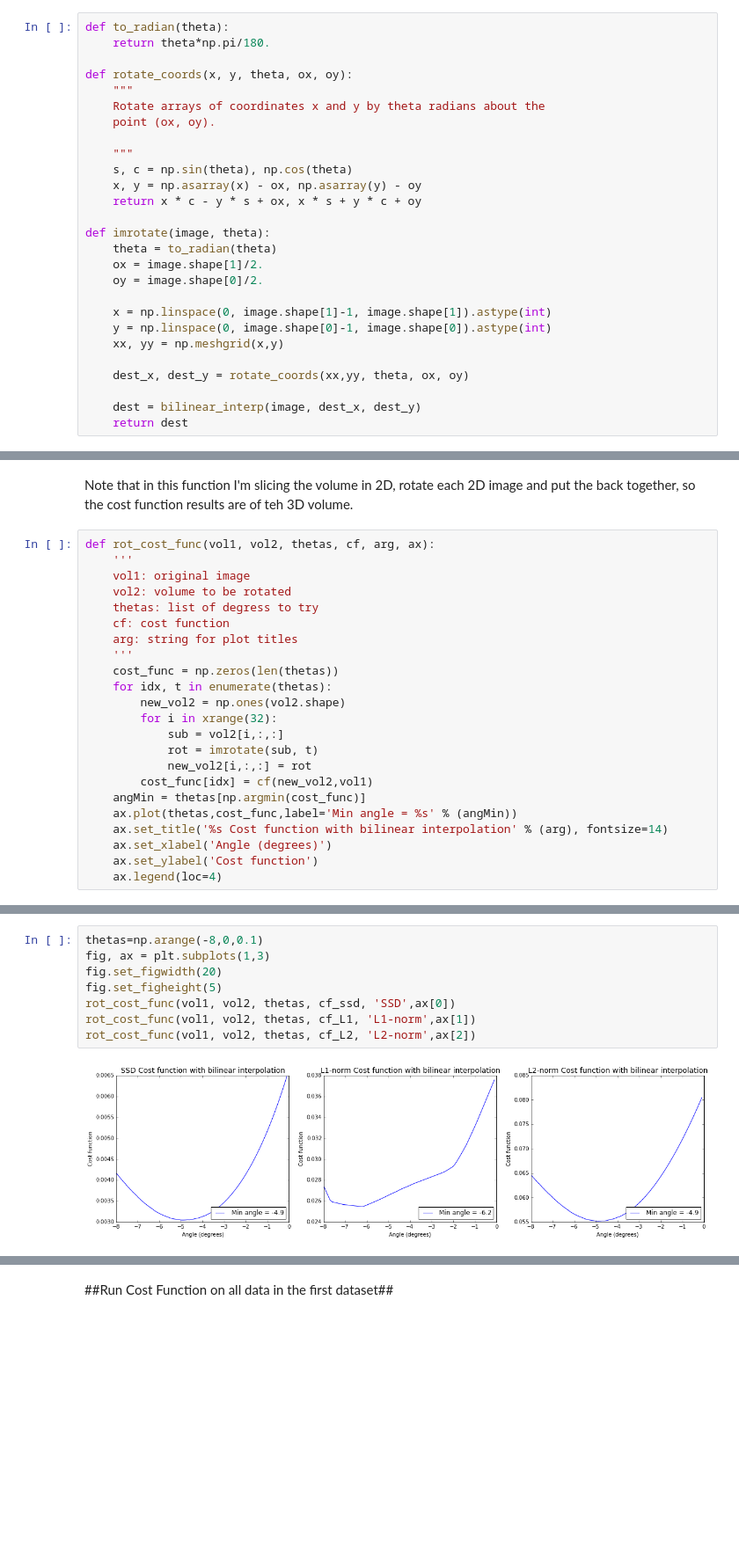
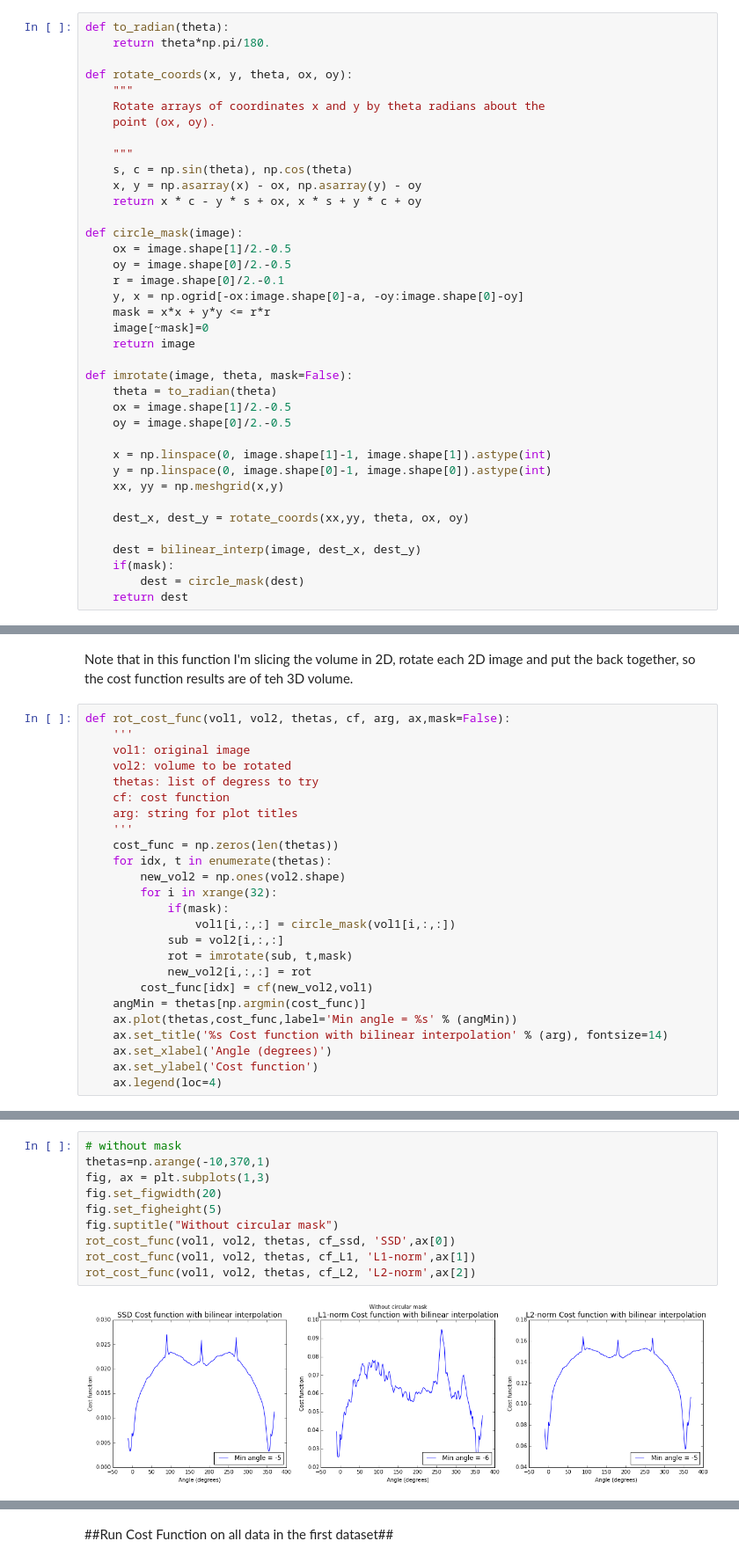
Before and after one commit to zyzdiana/AC297r-Volume-Registration, a Jupyter notebook: 2D-Interpolation.ipynb, the cells around one changed output, grey strips where cells are left out. Shown at 88% size. Saved outputs shown, nothing was run; the diff lists cells and outputs as text; blank space fills up the shorter version.

Commit message:
circular mask

```diff
--- a/2D-Interpolation.ipynb
+++ b/2D-Interpolation.ipynb
@@ -182,10 +182,19 @@ def rotate_coords(x, y, theta, ox, oy):
     x, y = np.asarray(x) - ox, np.asarray(y) - oy
     return x * c - y * s + ox, x * s + y * c + oy
 
-def imrotate(image, theta):
+def circle_mask(image):
+    ox = image.shape[1]/2.-0.5
+    oy = image.shape[0]/2.-0.5
+    r = image.shape[0]/2.-0.1
+    y, x = np.ogrid[-ox:image.shape[0]-a, -oy:image.shape[0]-oy]
+    mask = x*x + y*y <= r*r
+    image[~mask]=0
+    return image
+
+def imrotate(image, theta, mask=False):
     theta = to_radian(theta)
-    ox = image.shape[1]/2.
-    oy = image.shape[0]/2.
+    ox = image.shape[1]/2.-0.5
+    oy = image.shape[0]/2.-0.5
 
     x = np.linspace(0, image.shape[1]-1, image.shape[1]).astype(int)
     y = np.linspace(0, image.shape[0]-1, image.shape[0]).astype(int)
@@ -194,6 +203,8 @@ def imrotate(image, theta):
     dest_x, dest_y = rotate_coords(xx,yy, theta, ox, oy)
 
     dest = bilinear_interp(image, dest_x, dest_y)
+    if(mask):
+        dest = circle_mask(dest)
     return dest
 # %% [markdown]
 ###test imrotate results###
@@ -233,7 +244,7 @@ def cf_L1(J, I):
 # %% [markdown]
 Note that in this function I'm slicing the volume in 2D, rotate each 2D image and put the back together, so the cost function results are of teh 3D volume.
 # %%
-def rot_cost_func(vol1, vol2, thetas, cf, arg, ax):
+def rot_cost_func(vol1, vol2, thetas, cf, arg, ax,mask=False):
     '''
     vol1: original image
     vol2: volume to be rotated
@@ -245,8 +256,10 @@ def rot_cost_func(vol1, vol2, thetas, cf, arg, ax):
     for idx, t in enumerate(thetas):
         new_vol2 = np.ones(vol2.shape)
         for i in xrange(32):
+            if(mask):
+                vol1[i,:,:] = circle_mask(vol1[i,:,:])
             sub = vol2[i,:,:]
-            rot = imrotate(sub, t)
+            rot = imrotate(sub, t,mask)
             new_vol2[i,:,:] = rot
         cost_func[idx] = cf(new_vol2,vol1)
     angMin = thetas[np.argmin(cost_func)]
@@ -258,11 +293,13 @@ def rot_cost_func(vol1, vol2, thetas, cf, arg, ax):
 # %%
-thetas=np.arange(-8,0,0.1)
+# without mask
+thetas=np.arange(-10,370,1)
 fig, ax = plt.subplots(1,3)
 fig.set_figwidth(20)
 fig.set_figheight(5)
+fig.suptitle("Without circular mask")
 rot_cost_func(vol1, vol2, thetas, cf_ssd, 'SSD',ax[0])
 rot_cost_func(vol1, vol2, thetas, cf_L1, 'L1-norm',ax[1])
 rot_cost_func(vol1, vol2, thetas, cf_L2, 'L2-norm',ax[2])
 # %% [output]
-[figure, old version]
+[figure, new version]
 # %%
```
Also changed, not shown: parts of 7 cells of this notebook.
